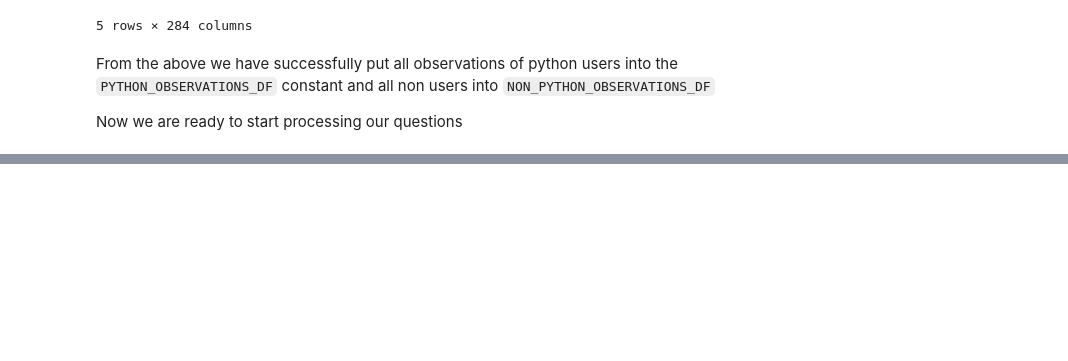
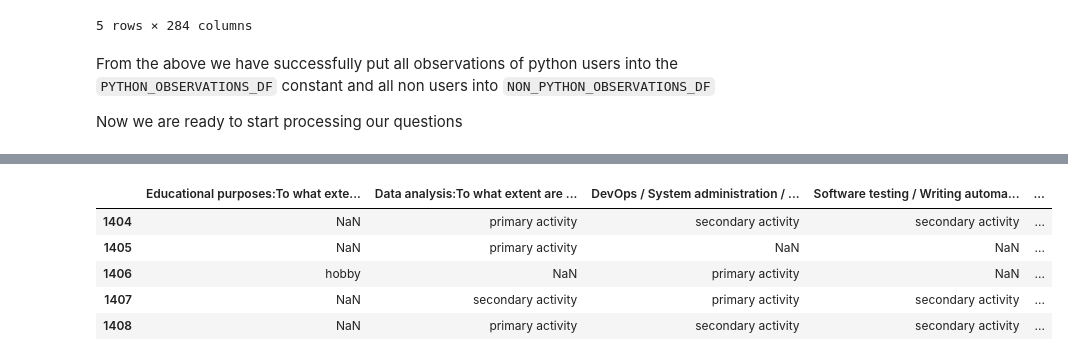
Before and after one commit to chidioguejiofor/first_analysis, a Jupyter notebook: Data Cleaning Practice.ipynb, the cells around one changed output, grey strips where cells are left out. Drawn from its saved outputs; the diff is of its cells as text; code cells hidden in the pictures; blank space fills up the shorter version.

```diff
--- a/Data Cleaning Practice.ipynb
+++ b/Data Cleaning Practice.ipynb
@@ -270,0 +428,10 @@ Next let us process the next question
+# %%
+question_five = PYTHON_OBSERVATIONS_DF.iloc[:, 43:59]
+question_five.head()
+# %% [output]
+|  | Educational purposes:To what exte... | Data analysis:To what extent are ... | DevOps / System administration / ... | Software testing / Writing automa... | ... |
+| 1404 | NaN | primary activity | secondary activity | secondary activity | ... |
+| 1405 | NaN | primary activity | NaN | NaN | ... |
+| 1406 | hobby | NaN | primary activity | NaN | ... |
+| 1407 | NaN | secondary activity | primary activity | secondary activity | ... |
+| 1408 | NaN | primary activity | secondary activity | secondary activity | ... |
```
Also changed, not shown: parts of 103 cells of this notebook, 6 other files.
